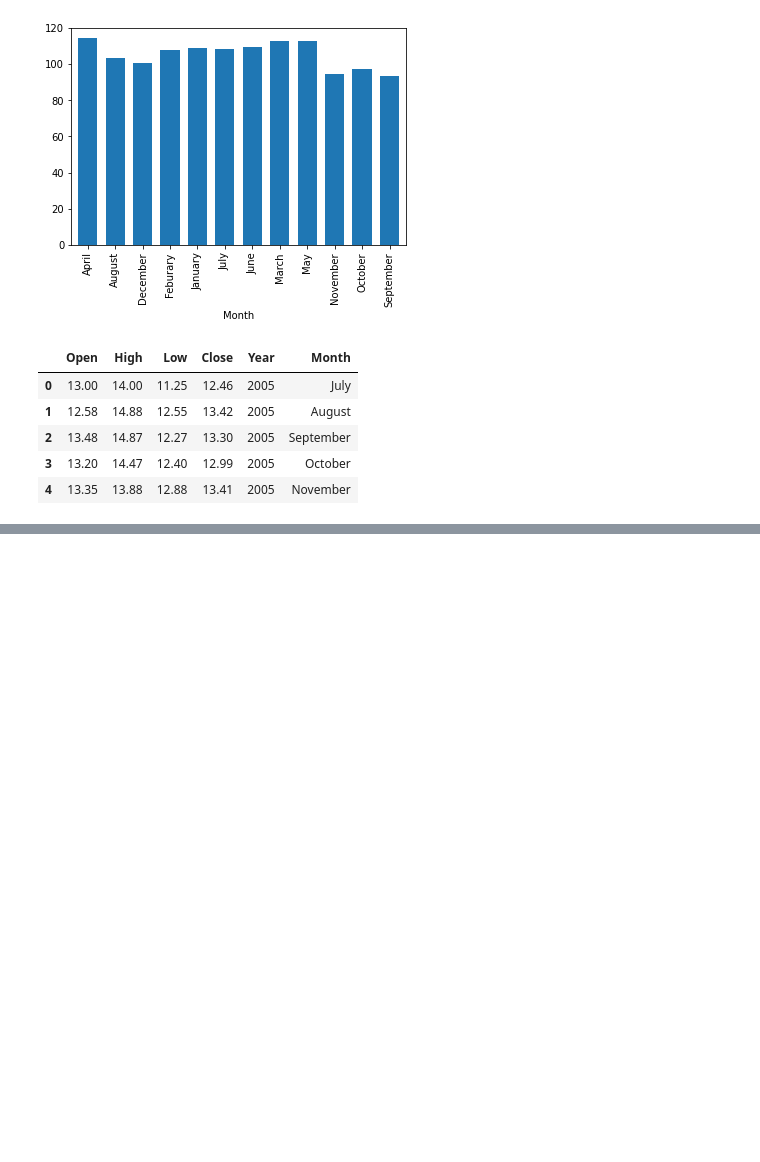
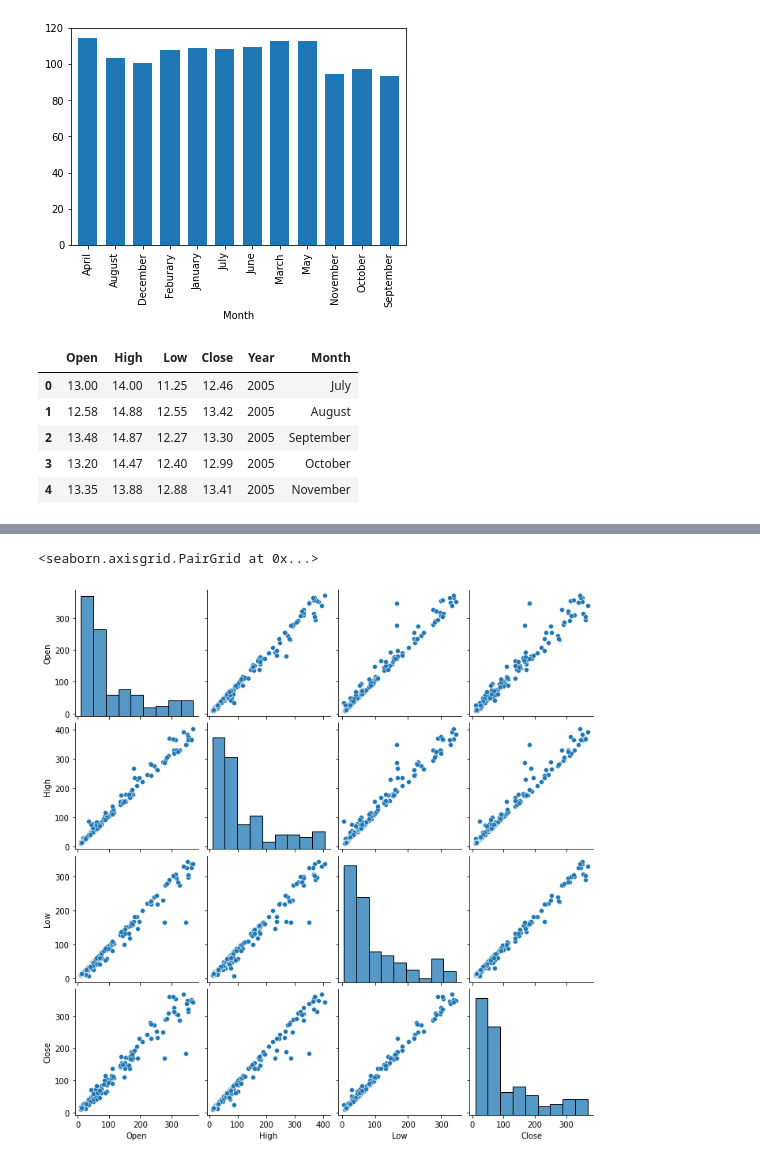
Before and after one commit to ekanshsinghrathore/Yes-Bank-Stock-Closing-Price-Prediction, a Jupyter notebook: Yes_Bank_Stock_Closing_Price_Prediction.ipynb, the cells around one changed output, grey strips where cells are left out. Saved outputs shown, nothing was run; the diff lists cells and outputs as text; code cells hidden in the pictures; blank space fills up the shorter version.

```diff
--- a/Yes_Bank_Stock_Closing_Price_Prediction.ipynb
+++ b/Yes_Bank_Stock_Closing_Price_Prediction.ipynb
@@ -177,0 +177,5 @@ for a in df_column_list:
+# %%
+sns.pairplot(df[['Open','High','Low','Close']])
+# %% [output]
+<seaborn.axisgrid.PairGrid at 0x...>
+[figure, added]
```
Also changed, not shown: parts of 1 cell of this notebook.
